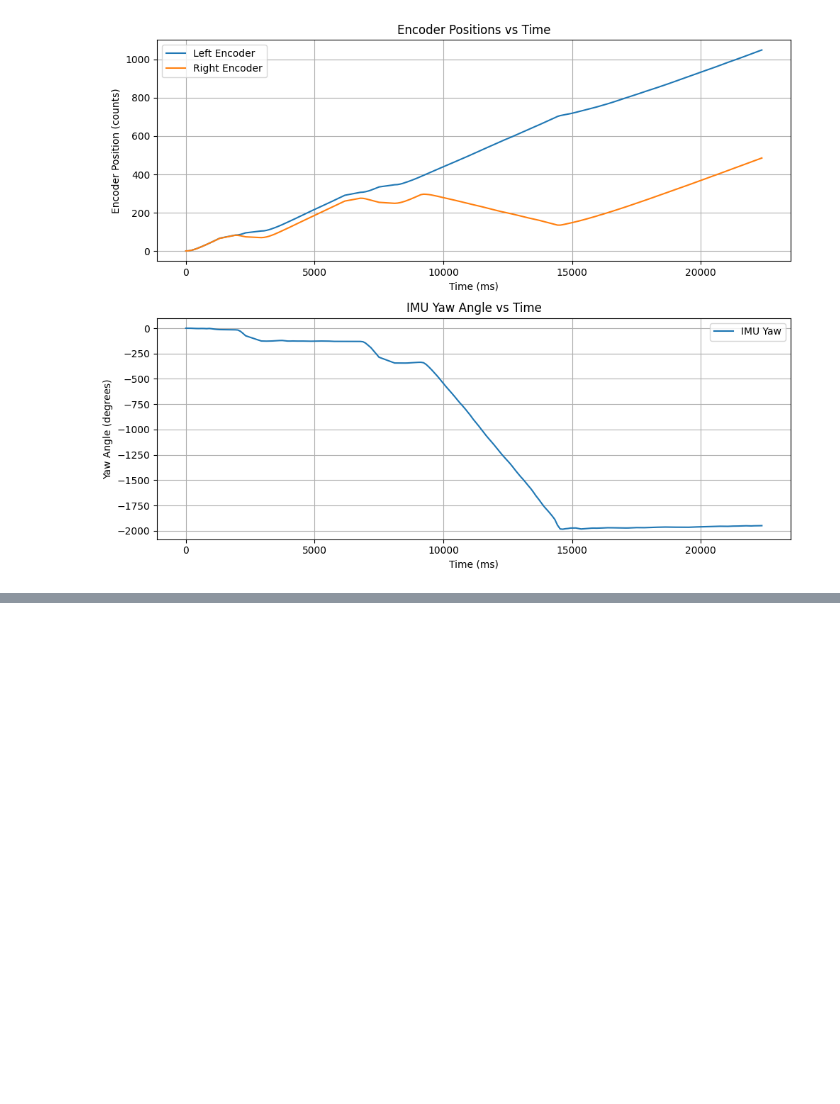
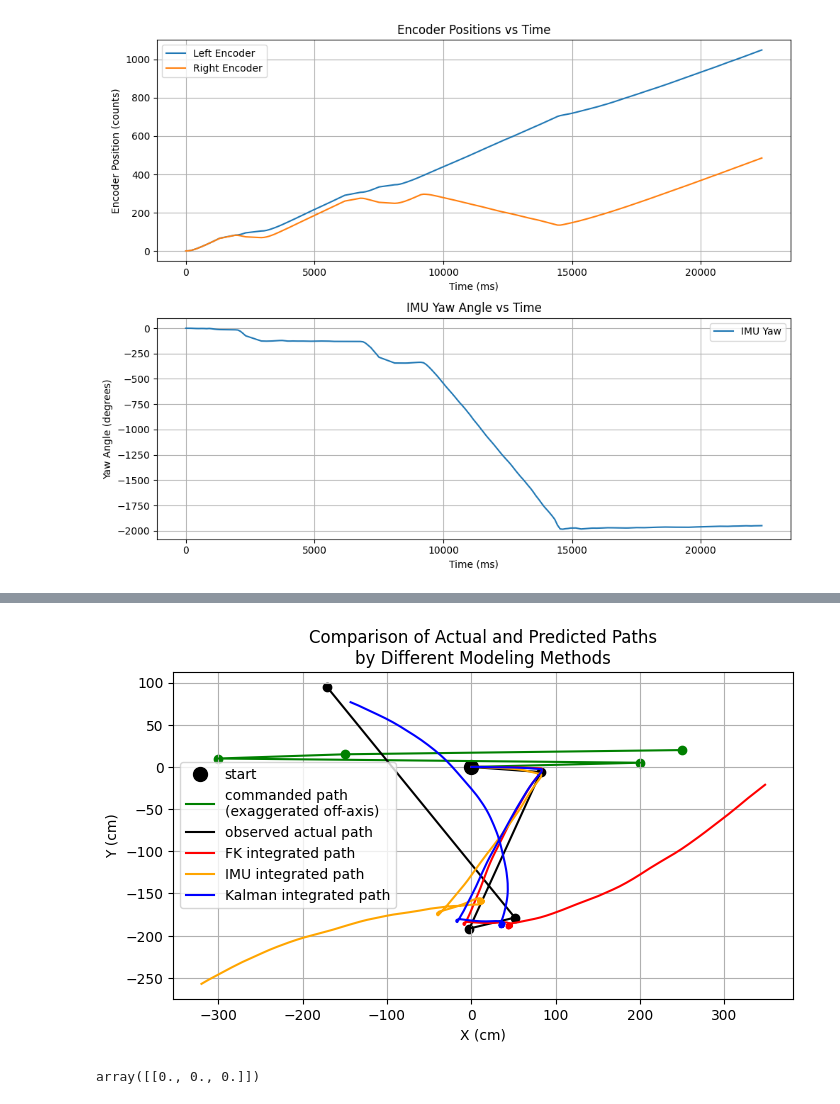
Before and after one commit to aengusk/ME0134-Aengus-Kennedy, a Jupyter notebook: lab_4/l4data_processing.ipynb, the cells around one changed output, grey strips where cells are left out. Drawn from its saved outputs; the diff is of its cells as text; code cells hidden in the pictures; blank space fills up the shorter version.

```diff
--- a/lab_4/l4data_processing.ipynb
+++ b/lab_4/l4data_processing.ipynb
@@ -28,10 +30,10 @@ theoretical_waypoints_true = (
 theoretical_waypoints = (
     # in units of [cm], [cm], [rotations]
     (0, 0, 0),
-    (200, 3, 0),
-    (-300, 6, -1.5),
-    (-150, 9, -4),
-    (250, 12, -12)
+    (200, 5, 0),
+    (-300, 10, -1.5),
+    (-150, 15, -4),
+    (250, 20, -12)
 )
 
 measured_waypoints_inches = (
@@ -53,3 +55,7 @@ measured_waypoints = tuple(
         point[1] * 2.54,  # inches to cm
     ) for point in measured_waypoints_inches
 )
+
+# data to use for final plot:
+    # theoretical_waypoints
+    # measured_waypoints
@@ -133,0 +490,60 @@ plt.show()
+# %%
+# final plot of theoretical vs measured waypoints, FK, and Kalman integration
+
+# data to use
+# theoretical_waypoints
+# measured_waypoints
+# integrated_positions
+# kalman_integrated_positions
+
+
+fig, ax = plt.subplots(figsize=(8, 6))
+ax.set_aspect('equal')
+
+# start marker
+ax.plot((0,), (0,), 'ko', label='start', markersize=10)
+
+# theoretical_waypoints
+theoretical_x = [point[0] for point in theoretical_waypoints]
+theoretical_y = [point[1] for point in theoretical_waypoints]
+ax.scatter(theoretical_x, theoretical_y, color='green')
+ax.plot(theoretical_x, theoretical_y, color='green', label='commanded path\n(exaggerated off-axis)')
+
+# measured_waypoints
+measured_x = [point[0] for point in measured_waypoints]
+measured_y = [point[1] for point in measured_waypoints]
+ax.scatter(measured_x, measured_y, color='black')
+ax.plot(measured_x, measured_y, color='black', label='observed actual path')
+
+# (FK) integrated_positions
+integrated_positions_np = np.array(integrated_positions)
+integrated_x = integrated_positions_np[:, 0]
+integrated_y = integrated_positions_np[:, 1]
+ax.plot(integrated_x, integrated_y, color='red', label='FK integrated path')
+
+# imu_integrated_positions
+imu_np = np.array(imu_integrated_positions)
+imu_x = imu_np[:, 0]
+imu_y = imu_np[:, 1]
+ax.plot(imu_x, imu_y, color='orange', label='IMU integrated path')
+
+# kalman_integrated_positions
+kalman_x = kalman_integrated_positions[:, 0]
+kalman_y = kalman_integrated_positions[:, 1]
+ax.plot(kalman_x, kalman_y, color='blue', label='Kalman integrated path')
+
+# Set labels and title
+ax.set_xlabel('X (cm)')
+ax.set_ylabel('Y (cm)')
+ax.set_title('Comparison of Actual and Predicted Paths\nby Different Modeling Methods')
+
+ax.legend()
+ax.grid(True)
+
+plt.show()
+# %% [output]
+[figure, added]
+# %%
+integrated_positions_np
+# %% [output]
+array([[0., 0., 0.]])
```
Also changed, not shown: parts of 7 cells of this notebook.
